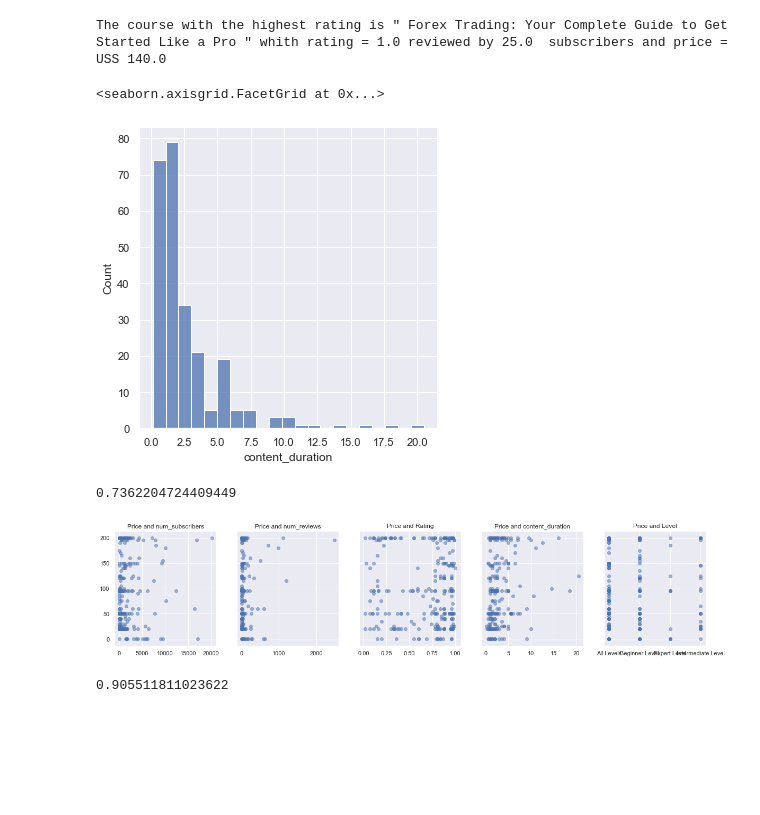
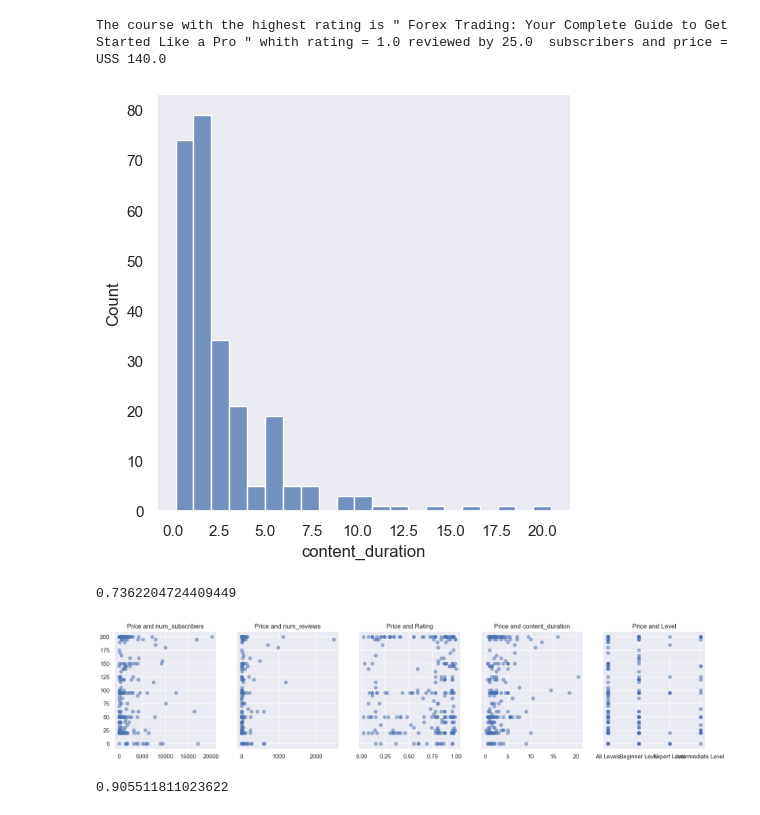
Before and after one commit to katiabarros/python_programs, a Jupyter notebook: Udemy business courses analisys with Kaggle dataset.ipynb, the cells around one changed output. Drawn from its saved outputs; the diff is of its cells as text; code cells hidden in the pictures; blank space fills up the shorter version.

```diff
--- a/Udemy business courses analisys with Kaggle dataset.ipynb
+++ b/Udemy business courses analisys with Kaggle dataset.ipynb
@@ -32,7 +32,6 @@ sns.set()
 # %%
 # file available at https://www.kaggle.com/datasets/thedevastator/udemy-courses-revenue-generation-and-course-anal
-path=('C:/Users/Mendes/Python tests/')
-udemi_raw = pd.read_csv(path+'3.1-data-sheet-udemy-courses-business-courses.csv')
+udemi_raw = pd.read_csv('3.1-data-sheet-udemy-courses-business-courses.csv')
 udemi=udemi_raw.copy()
 
 #visualize the file
@@ -382,9 +376,9 @@ The course with the highest rating is " Forex Trading: Your Complete Guide to Ge
 # %%
 y_len=21
 sns.displot(udemi_trading['content_duration'],bins=y_len)
+plt.grid(False)
 # %% [output]
-<seaborn.axisgrid.FacetGrid at 0x...>
-[figure, old version]
+[figure, new version]
 # %%
 sum_dur=0
 for i in range (len(udemi_trading['content_duration'])):
@@ -409,7 +403,7 @@ ax5.set_title('Price and Level')
 
 plt.show()
 # %% [output]
-[figure, old version]
+[figure, new version]
 # %%
 sum_dur=0
 for i in range (len(udemi_trading['num_subscribers'])):
```
Also changed, not shown: parts of 30 cells of this notebook.
